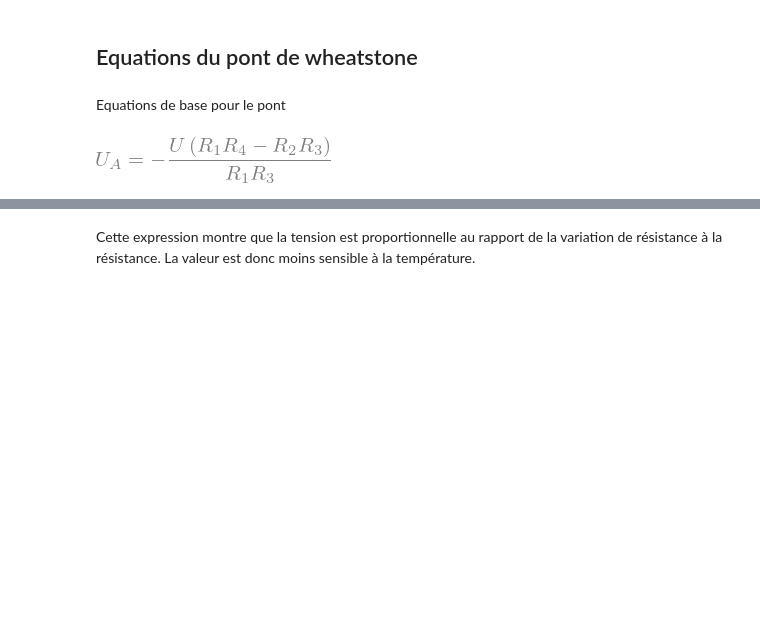
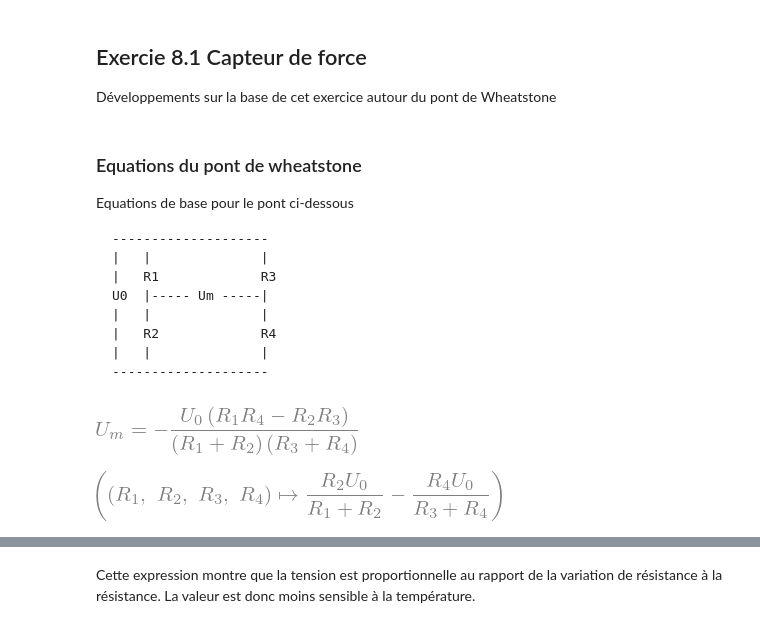
Before and after one commit to nicollerat/hevs-doc-instrumentation, a Jupyter notebook: python/dev_8.1_pont_wheatstone.ipynb, the cells around one changed output, grey strips where cells are left out. Saved outputs shown, nothing was run; the diff lists cells and outputs as text; code cells hidden in the pictures; blank space fills up the shorter version.

Commit message:
Mise à jour du développement 8.1

```diff
--- a/python/dev_8.1_pont_wheatstone.ipynb
+++ b/python/dev_8.1_pont_wheatstone.ipynb
@@ -0,0 +1,4 @@
+# %% [markdown]
+## Exercie 8.1 Capteur de force
+
+Développements sur la base de cet exercice autour du pont de Wheatstone
@@ -1,2 +15,13 @@
 # %% [markdown]
-## Equations du pont de wheatstone
+### Equations du pont de wheatstone
+
+Equations de base pour le pont ci-dessous
+
+    --------------------
+    |   |              |
+    |   R1             R3
+    U0  |----- Um -----|
+    |   |              |
+    |   R2             R4
+    |   |              |
+    --------------------
@@ -11,14 +28,19 @@ def deq(name, value):
-# %% [markdown]
-Equations de base pour le pont
 # %%
 
+# Valeurs symboliques
+U0,R1,R2,R3,R4 = sp.symbols("U0,R1,R2,R3,R4")
 
-U,R1,R2,R3,R4 = sp.symbols("U,R1,R2,R3,R4")
+# Equations du pont
+Ug=U0*(R2/(R1+R2))
+Ud=U0*(R4/(R3+R4))
 
-Ug=U/(R1/(R1+R2))
-Ud=U/(R3/(R3+R4))
-
-UA=Ug-Ud
-deq("U_A",sp.factor(UA))
+Um=Ug-Ud
+deq("U_m",sp.factor(Um))
 # %% [output]
-[figure, old version]
+[figure, new version]
+# %%
+# Definition d'une fonction
+fUm=sp.Lambda((R1,R2,R3,R4),Um)
+fUm
+# %% [output]
+[figure, added]
```
Also changed, not shown: parts of 25 cells of this notebook, 1 other file.
